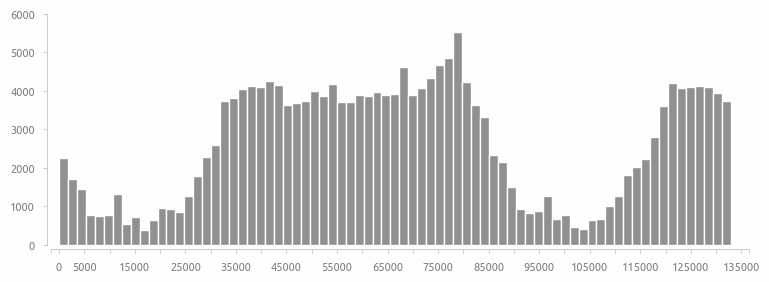
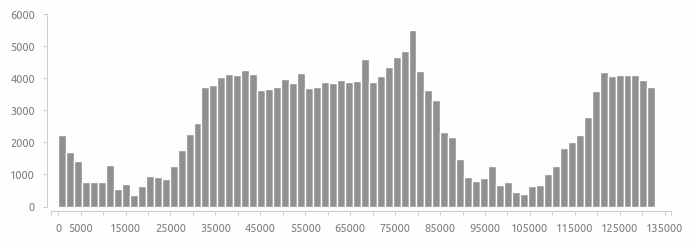
Unified diff of the notebook cell whose output changed from the first chart to the second:
--- before
+++ after
@@ -1,3 +1,3 @@
-fig, ax = plt.subplots()
+fig, ax = plt.subplots(figsize=(8, 2.5))
 
 ax.hist(

Commit: upd